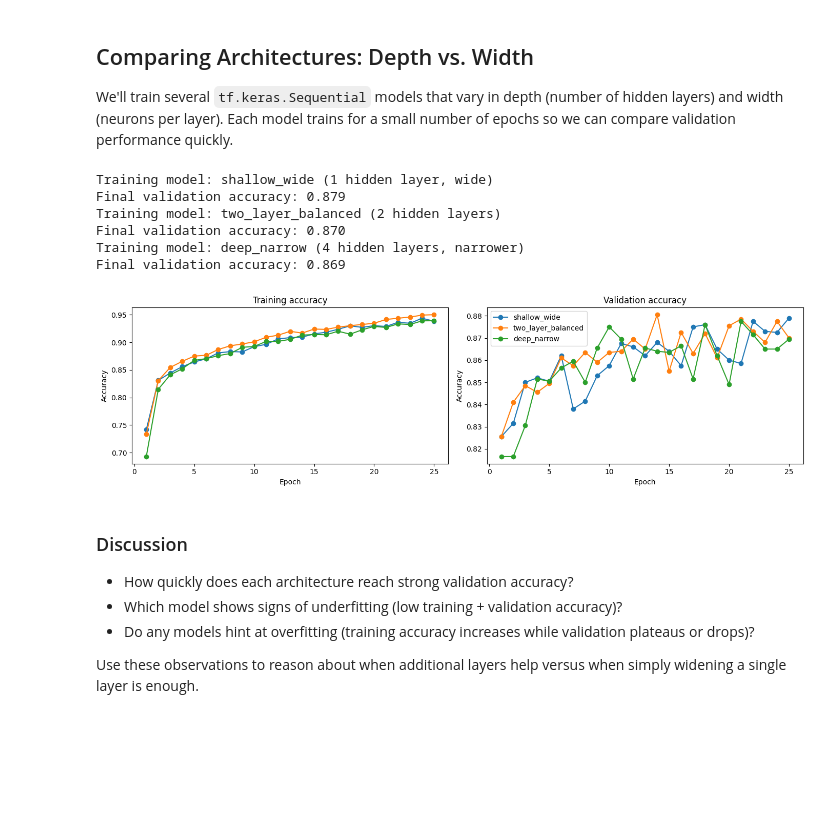
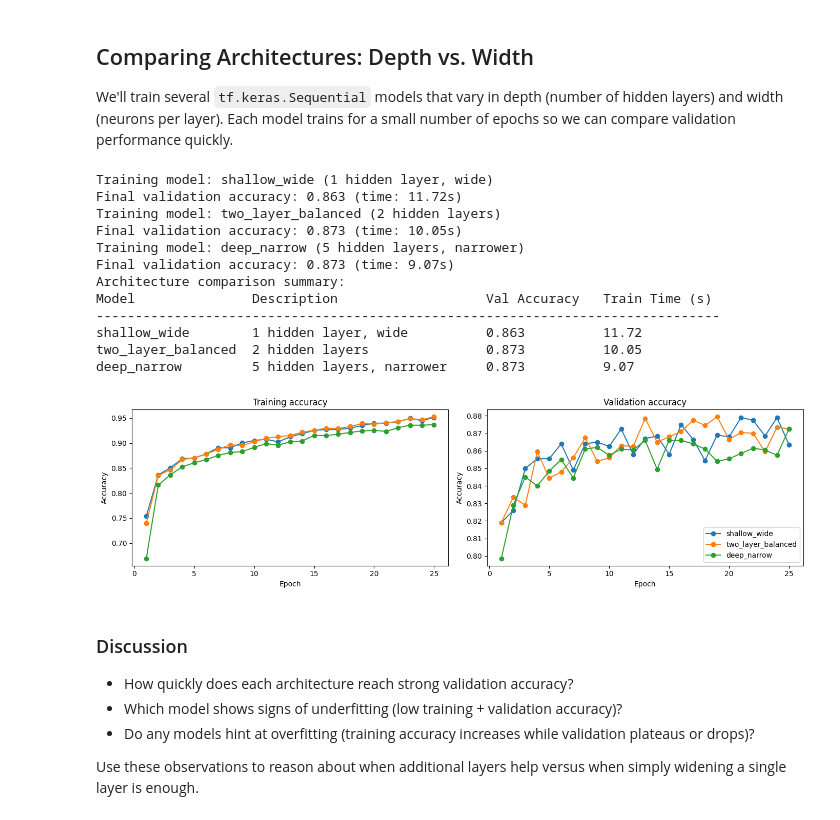
Before and after one commit to AIBabyTeaching/DEEP-LEARNING-2025, a Jupyter notebook: notebooks/W02_perceptron_mlp.ipynb, the cells around one changed output. Cells and saved outputs as stored; diff of their text form; code cells hidden in the pictures; blank space fills up the shorter version.

Commit message:
activation

```diff
--- a/notebooks/W02_perceptron_mlp.ipynb
+++ b/notebooks/W02_perceptron_mlp.ipynb
@@ -76,7 +76,7 @@ Training subset: (12000, 784), Validation subset: (2000, 784)
 
 We'll train several `tf.keras.Sequential` models that vary in depth (number of hidden layers) and width (neurons per layer). Each model trains for a small number of epochs so we can compare validation performance quickly.
 # %%
-def build_mlp(hidden_layers, activation="relu", dropout_rate=0.0):
+def build_mlp(hidden_layers, activation="relu", dropout_rate=0.0, learning_rate=1e-3):
     model = keras.Sequential(name="mlp")
     model.add(layers.Input(shape=(28 * 28,)))
     for units in hidden_layers:
@@ -85,16 +85,16 @@ def build_mlp(hidden_layers, activation="relu", dropout_rate=0.0):
             model.add(layers.Dropout(dropout_rate))
     model.add(layers.Dense(10, activation="softmax"))
     model.compile(
-        optimizer=keras.optimizers.Adam(learning_rate=1e-3),
+        optimizer=keras.optimizers.Adam(learning_rate=learning_rate),
         loss="sparse_categorical_crossentropy",
         metrics=["accuracy"]
     )
     return model
 
 architectures = [
-    ("shallow_wide", [256], "1 hidden layer, wide"),
+    ("shallow_wide", [512], "1 hidden layer, wide"),
     ("two_layer_balanced", [256, 128], "2 hidden layers"),
-    ("deep_narrow", [128, 128, 64, 64], "4 hidden layers, narrower"),
+    ("deep_narrow", [128, 128, 64, 64, 32], "5 hidden layers, narrower"),
 ]
 
 histories = {}
@@ -126,38 +126,44 @@ for model_key, hidden_layers, description in architectures:
 if training_summaries:
     print("Architecture comparison summary:")
     header = f"{'Model':<20}{'Description':<30}{'Val Accuracy':<15}{'Train Time (s)':<15}"
     print(header)
     print('-' * len(header))
     for summary in training_summaries:
         print(
             f"{summary['model']:<20}{summary['description']:<30}"
             f"{summary['val_accuracy']:<15.3f}{summary['train_time_sec']:<15.2f}"
         )
 
 fig, axes = plt.subplots(1, 2, figsize=(14, 4))
 for model_key, history in histories.items():
     epochs = range(1, len(history["accuracy"]) + 1)
     axes[0].plot(epochs, history["accuracy"], marker="o", label=model_key)
     axes[1].plot(epochs, history["val_accuracy"], marker="o", label=model_key)
 
 axes[0].set_title("Training accuracy")
 axes[0].set_xlabel("Epoch")
 axes[0].set_ylabel("Accuracy")
 
 axes[1].set_title("Validation accuracy")
 axes[1].set_xlabel("Epoch")
 axes[1].set_ylabel("Accuracy")
 axes[1].legend()
 plt.tight_layout()
 plt.show()
 # %% [output]
 Training model: shallow_wide (1 hidden layer, wide)
-Final validation accuracy: 0.879
+Final validation accuracy: 0.863 (time: 11.72s)
 Training model: two_layer_balanced (2 hidden layers)
-Final validation accuracy: 0.870
-Training model: deep_narrow (4 hidden layers, narrower)
-Final validation accuracy: 0.869
+Final validation accuracy: 0.873 (time: 10.05s)
+Training model: deep_narrow (5 hidden layers, narrower)
+Final validation accuracy: 0.873 (time: 9.07s)
+Architecture comparison summary:
+Model               Description                   Val Accuracy   Train Time (s)
+--------------------------------------------------------------------------------
+shallow_wide        1 hidden layer, wide          0.863          11.72
+two_layer_balanced  2 hidden layers               0.873          10.05
+deep_narrow         5 hidden layers, narrower     0.873          9.07
-[figure, old version]
+[figure, new version]
 # %% [markdown]
 ### Discussion
 
```
Also changed, not shown: parts of 5 cells of this notebook.
